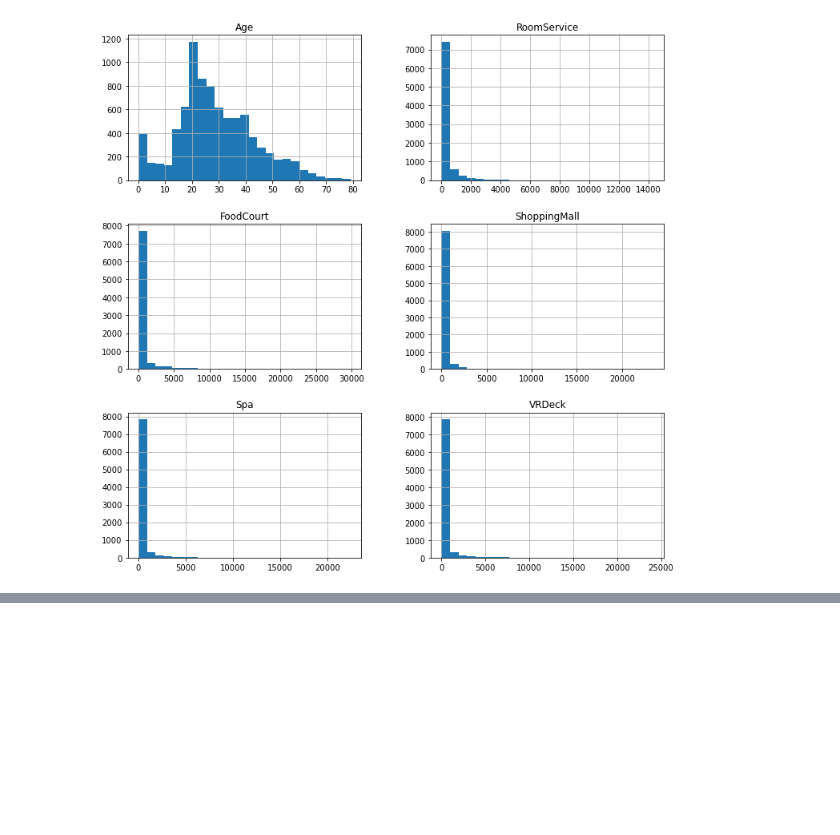
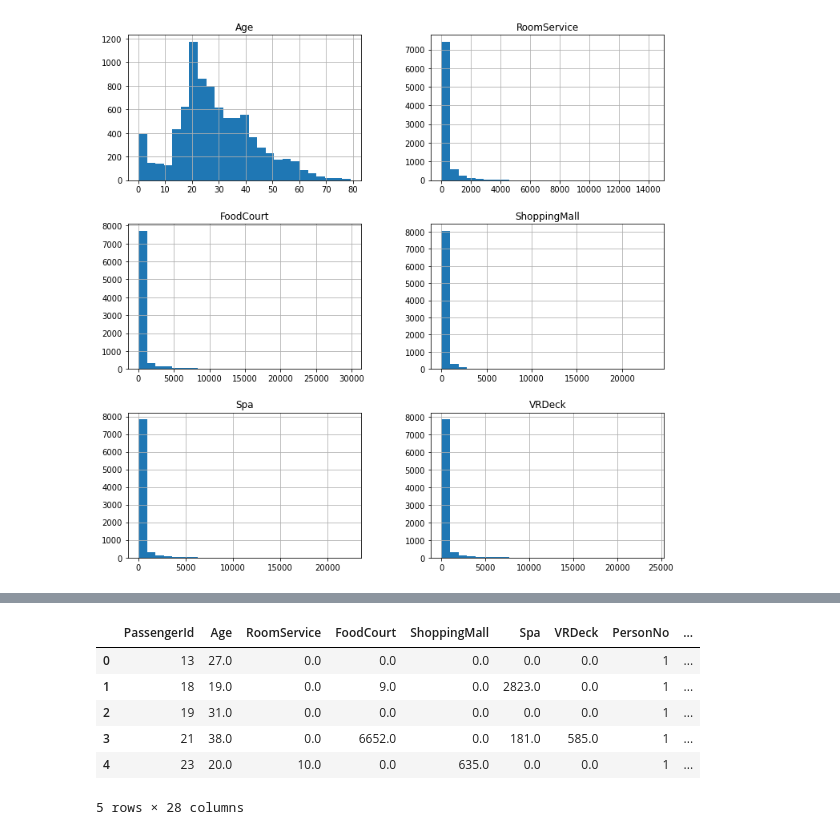
Before and after one commit to ajiteshshree/Spaceship-Titanic, a Jupyter notebook: code.ipynb, the cells around one changed output, grey strips where cells are left out. Drawn from its saved outputs; the diff is of its cells as text; code cells hidden in the pictures; blank space fills up the shorter version.

```diff
--- a/code.ipynb
+++ b/code.ipynb
@@ -136,0 +177,10 @@ df_test = encode(df_test)
+# %%
+df_test.head()
+# %% [output]
+|  | PassengerId | Age | RoomService | FoodCourt | ShoppingMall | Spa | VRDeck | PersonNo | ... |
+| 0 | 13 | 27.0 | 0.0 | 0.0 | 0.0 | 0.0 | 0.0 | 1 | ... |
+| 1 | 18 | 19.0 | 0.0 | 9.0 | 0.0 | 2823.0 | 0.0 | 1 | ... |
+| 2 | 19 | 31.0 | 0.0 | 0.0 | 0.0 | 0.0 | 0.0 | 1 | ... |
+| 3 | 21 | 38.0 | 0.0 | 6652.0 | 0.0 | 181.0 | 585.0 | 1 | ... |
+| 4 | 23 | 20.0 | 10.0 | 0.0 | 635.0 | 0.0 | 0.0 | 1 | ... |
+5 rows × 28 columns
```
Also changed, not shown: parts of 20 cells of this notebook, 1 other file.
